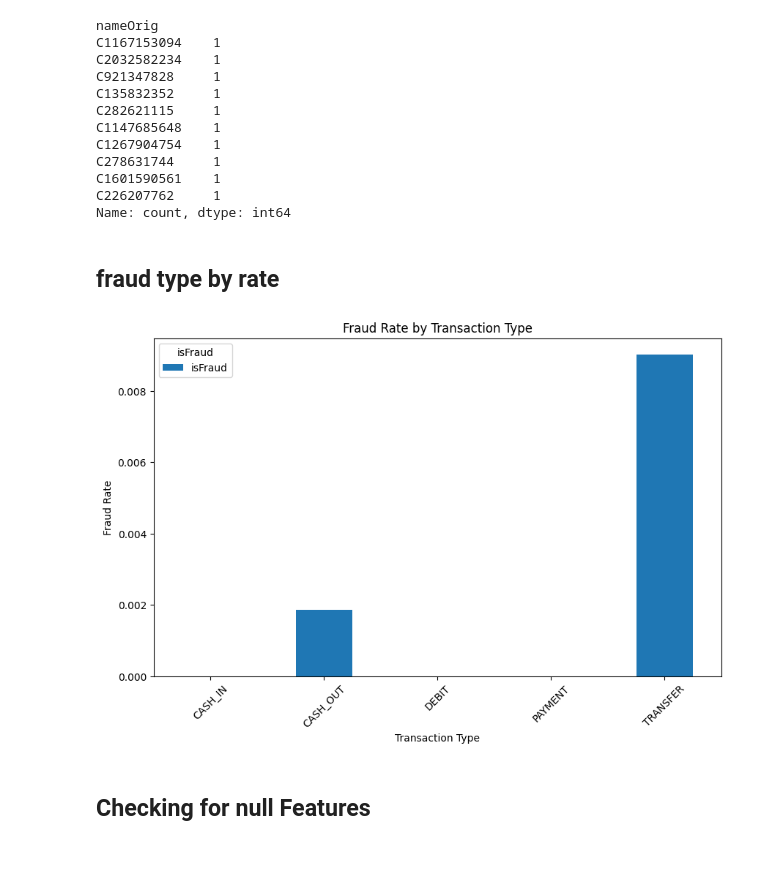
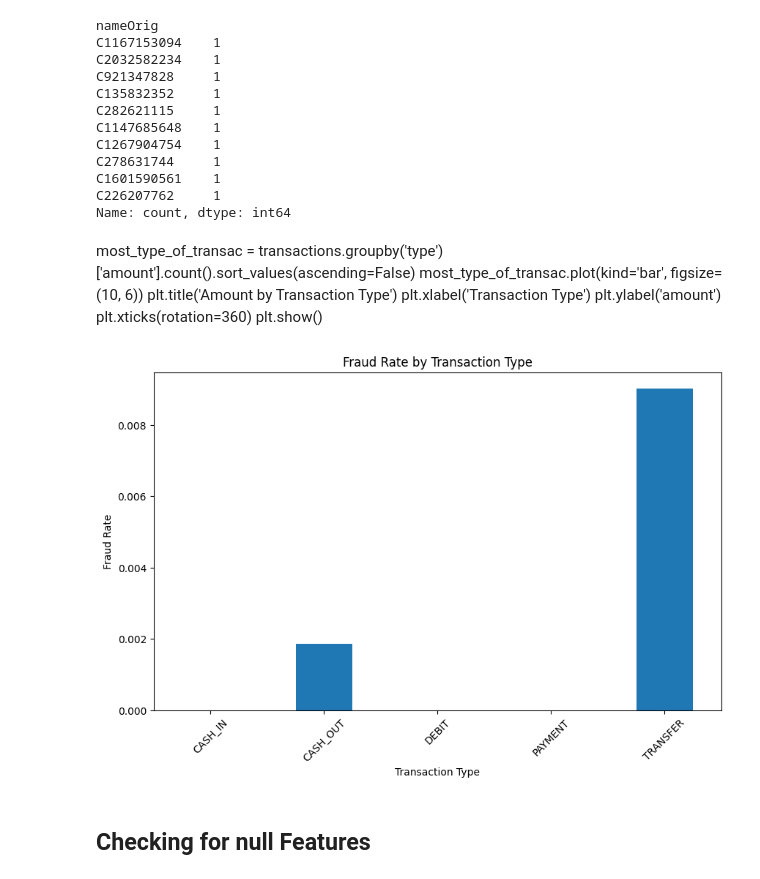
Before and after one commit to obirikan/ML_Model_Fraud_Detection, a Jupyter notebook: transactions.ipynb, the cells around one changed output. Drawn from its saved outputs; the diff is of its cells as text; code cells hidden in the pictures.

```diff
--- a/transactions.ipynb
+++ b/transactions.ipynb
@@ -75,18 +75,23 @@ C1601590561    1
 C226207762     1
 Name: count, dtype: int64
 # %% [markdown]
-## fraud type by rate
+most_type_of_transac = transactions.groupby('type')['amount'].count().sort_values(ascending=False)
+most_type_of_transac.plot(kind='bar', figsize=(10, 6))
+plt.title('Amount by Transaction Type')
+plt.xlabel('Transaction Type')
+plt.ylabel('amount')
+plt.xticks(rotation=360)
+plt.show()
 # %%
-fraud_by_type=transactions.groupby('type')['isFraud'].mean()
-fraud_by_type.plot(kind='bar', figsize=(10, 6))
+fraud_rate_by_type = transactions.groupby('type')['isFraud'].mean()
+fraud_rate_by_type.plot(kind='bar', figsize=(10, 6))
 plt.title('Fraud Rate by Transaction Type')
 plt.xlabel('Transaction Type')
 plt.ylabel('Fraud Rate')
 plt.xticks(rotation=45)
-plt.legend(title='isFraud')
 plt.show()
 # %% [output]
-[figure, old version]
+[figure, new version]
 # %% [markdown]
 ## Checking for null Features
 # %%
```
Also changed, not shown: parts of 5 cells of this notebook.
